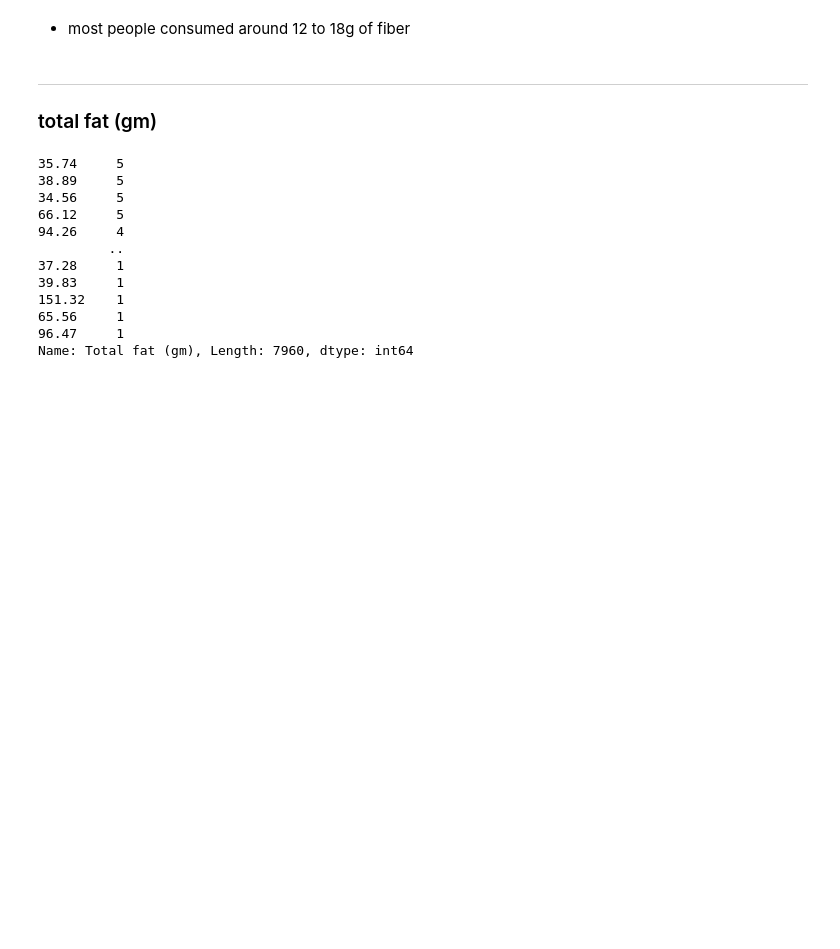
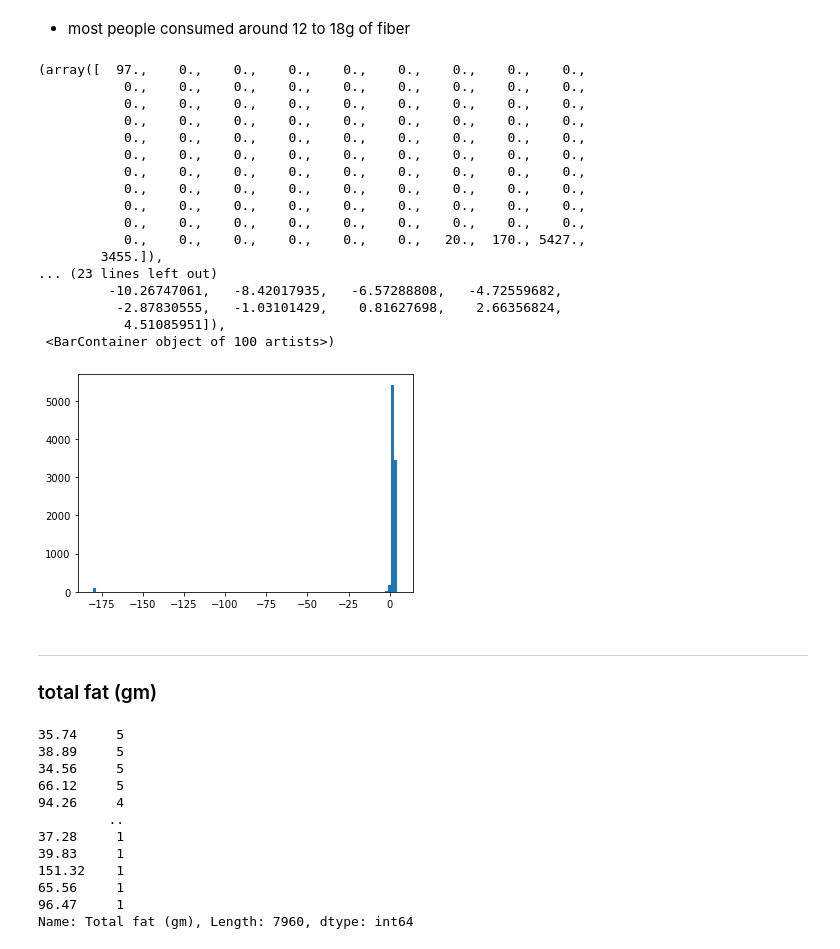
Before and after one commit to amyylin1/NHANES_Dietary_Data, a Jupyter notebook: diet_data.ipynb, the cells around one changed output. Saved outputs shown, nothing was run; the diff lists cells and outputs as text; code cells hidden in the pictures; blank space fills up the shorter version.

```diff
--- a/nutrition.ipynb
+++ b/diet_data.ipynb
@@ -316,5 +377,27 @@ Text(0, 0.5, 'count')
 # %% [markdown]
 - most people consumed around 12 to 18g of fiber
+# %%
+# log
+plt.hist(np.log(ff_1['Dietary fiber (gm)'].values), bins=100)
+# %% [output]
+(array([  97.,    0.,    0.,    0.,    0.,    0.,    0.,    0.,    0.,
+           0.,    0.,    0.,    0.,    0.,    0.,    0.,    0.,    0.,
+           0.,    0.,    0.,    0.,    0.,    0.,    0.,    0.,    0.,
+           0.,    0.,    0.,    0.,    0.,    0.,    0.,    0.,    0.,
+           0.,    0.,    0.,    0.,    0.,    0.,    0.,    0.,    0.,
+           0.,    0.,    0.,    0.,    0.,    0.,    0.,    0.,    0.,
+           0.,    0.,    0.,    0.,    0.,    0.,    0.,    0.,    0.,
+           0.,    0.,    0.,    0.,    0.,    0.,    0.,    0.,    0.,
+           0.,    0.,    0.,    0.,    0.,    0.,    0.,    0.,    0.,
+           0.,    0.,    0.,    0.,    0.,    0.,    0.,    0.,    0.,
+           0.,    0.,    0.,    0.,    0.,    0.,   20.,  170., 5427.,
+        3455.]),
+... (23 lines left out)
+         -10.26747061,   -8.42017935,   -6.57288808,   -4.72559682,
+          -2.87830555,   -1.03101429,    0.81627698,    2.66356824,
+           4.51085951]),
+ <BarContainer object of 100 artists>)
+[figure, added]
 # %% [markdown]
 ---
 ### total fat (gm)
```
Also changed, not shown: parts of 17 cells of this notebook, 6 other files.
